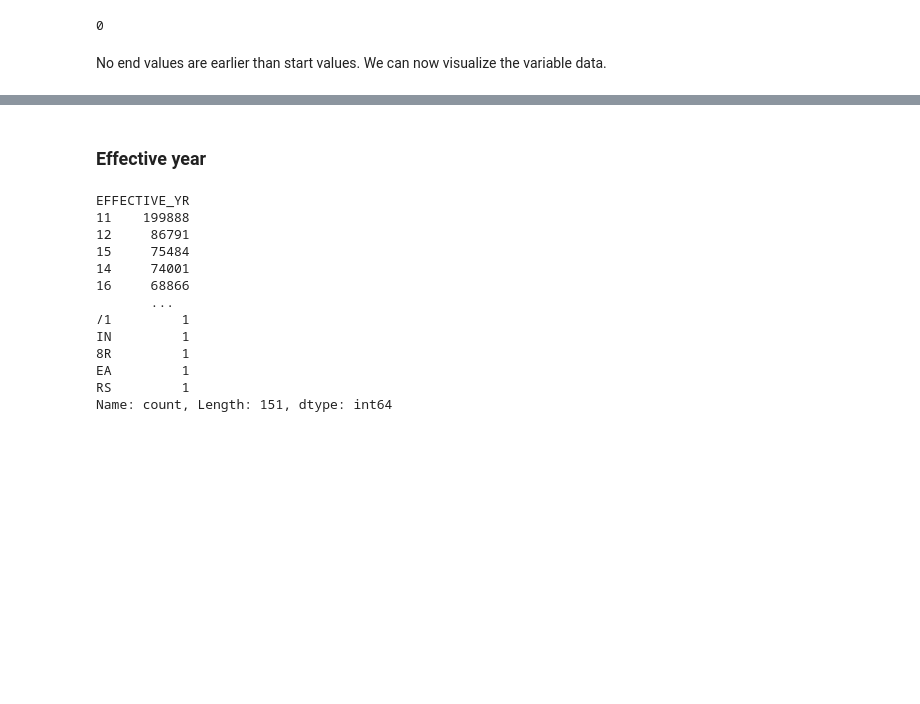
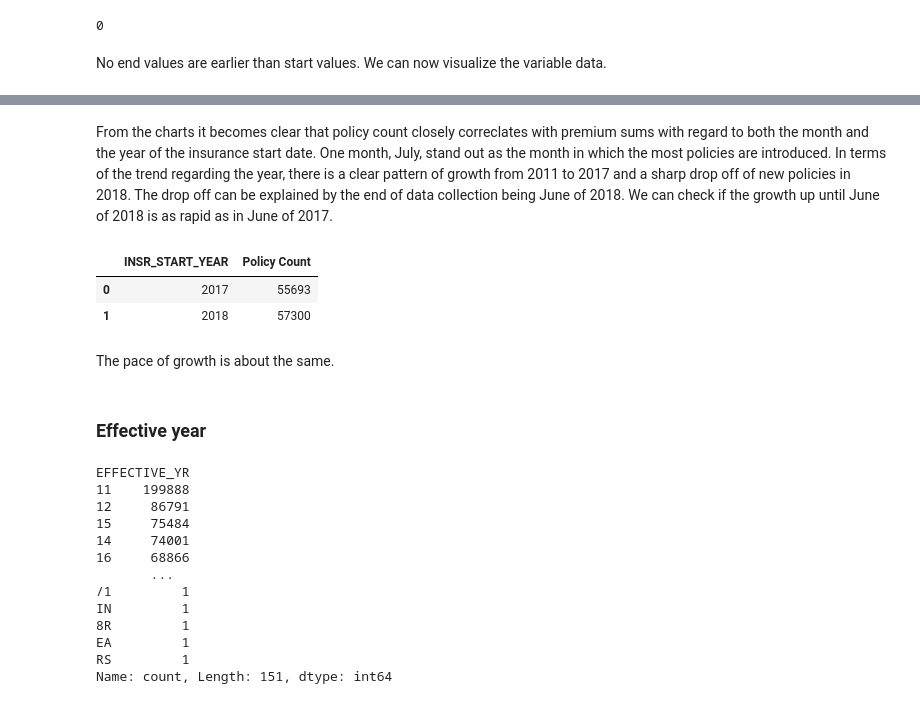
Before and after one commit to Mykolazaz/ethiopian-insurance-premiums, a Jupyter notebook: Basics.ipynb, the cells around one changed output, grey strips where cells are left out. Saved outputs shown, nothing was run; the diff lists cells and outputs as text; code cells hidden in the pictures; blank space fills up the shorter version.

```diff
--- a/Basics.ipynb
+++ b/Basics.ipynb
@@ -153,3 +173,15 @@ plt.show()
+# %% [markdown]
+From the charts it becomes clear that policy count closely correclates with premium sums with regard to both the month and the year of the insurance start date. One month, July, stand out as the month in which the most policies are introduced. In terms of the trend regarding the year, there is a clear pattern of growth from 2011 to 2017 and a sharp drop off of new policies in 2018. The drop off can be explained by the end of data collection being June of 2018. We can check if the growth up until June of 2018 is as rapid as in June of 2017.
+# %%
+before_june = insurance_data[(insurance_data["INSR_START_YEAR"].isin([2017, 2018])) & (insurance_data["INSR_START_MONTH"] < 7)]
+
+before_june.groupby("INSR_START_YEAR").size().reset_index(name='Policy Count')
+# %% [output]
+|  | INSR_START_YEAR | Policy Count |
+| 0 | 2017 | 55693 |
+| 1 | 2018 | 57300 |
+# %% [markdown]
+The pace of growth is about the same.
 # %% [markdown]
 ### Effective year
 # %%
```
Also changed, not shown: parts of 1 cell of this notebook.
